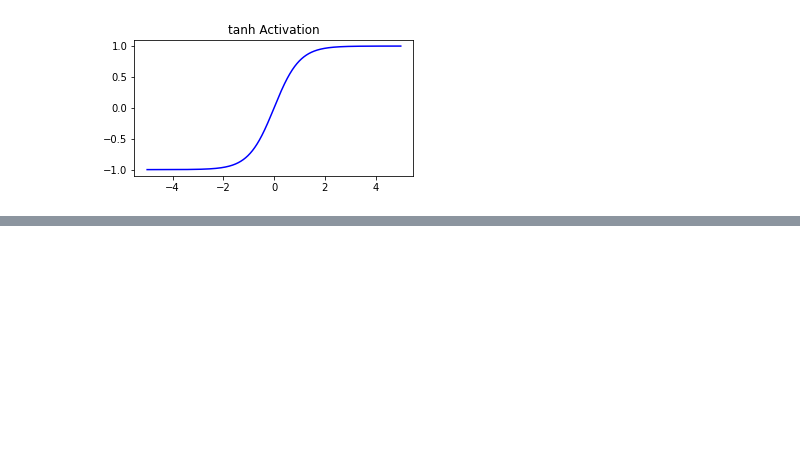
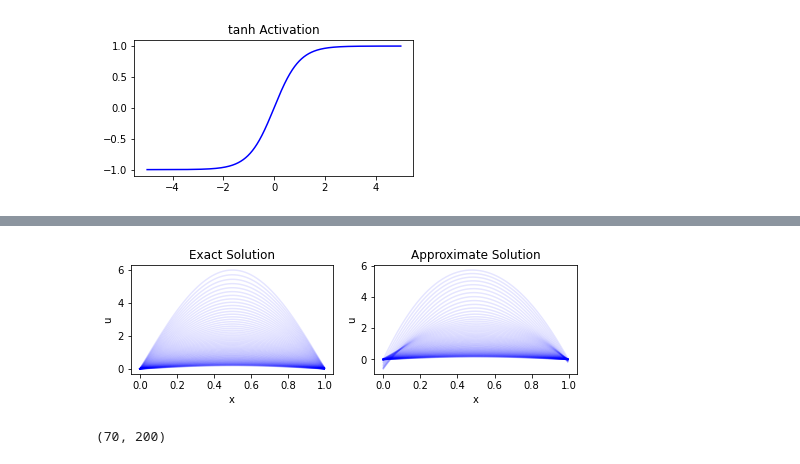
Before and after one commit to siddha20/CSCI4962, a Jupyter notebook: Project/project.ipynb, the cells around one changed output, grey strips where cells are left out. Drawn from its saved outputs; the diff is of its cells as text; code cells hidden in the pictures; blank space fills up the shorter version.

```diff
--- a/Project/project.ipynb
+++ b/Project/project.ipynb
@@ -381,0 +489,36 @@ plt.show()
+# %%
+dt = .005
+x = np.arange(a, b, dt)
+t = np.arange(start_t, .35, dt)
+alph = 1/(1+np.exp(-t))
+x_test = torch.arange(a, b, dt)
+
+C = []
+C_approx = []
+
+figure, axis = plt.subplots(1, 2)
+figure.set_size_inches(8, 2)
+axis[0].set_title("Exact Solution")
+axis[1].set_title("Approximate Solution")
+axis[0].set_xlabel("x")
+axis[0].set_ylabel("u")
+axis[1].set_xlabel("x")
+axis[1].set_ylabel("u")
+
+for t, alph in zip(t, alph):
+    t_test = torch.ones(x_test.shape) * t
+    test_input = torch.stack((x_test, t_test), axis=1)
+    u = u_exact(x, t)
+    u_approx = model(test_input).detach().numpy().T[0]
+    axis[0].plot(x, u, color='b', alpha=t/10+.1)
+    axis[1].plot(x, u_approx, color='b', alpha=t/10+.1)
+    C.append(u)
+    C_approx.append(u_approx)
+C = np.asarray(C)[::-1]
+C_approx = np.asarray(C_approx)[::-1]
+# plt.plot(6*np.sin(np.pi*x/b))
+plt.show()
+print(C.shape)
+# %% [output]
+[figure, added]
+(70, 200)
```
Also changed, not shown: parts of 11 cells of this notebook, 5 other files.
